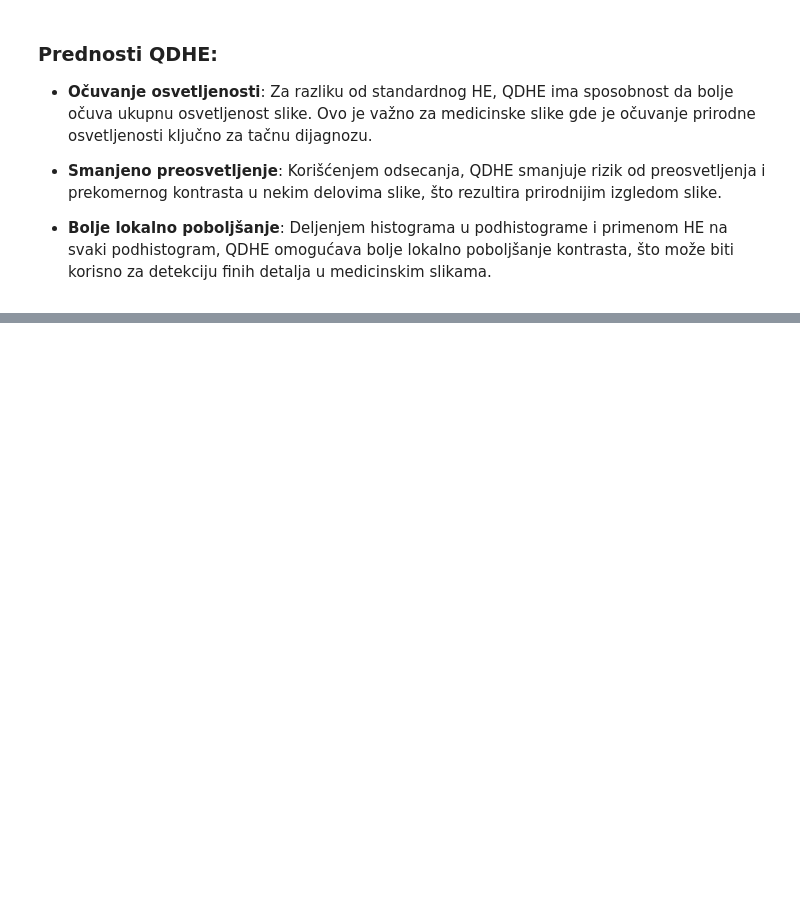
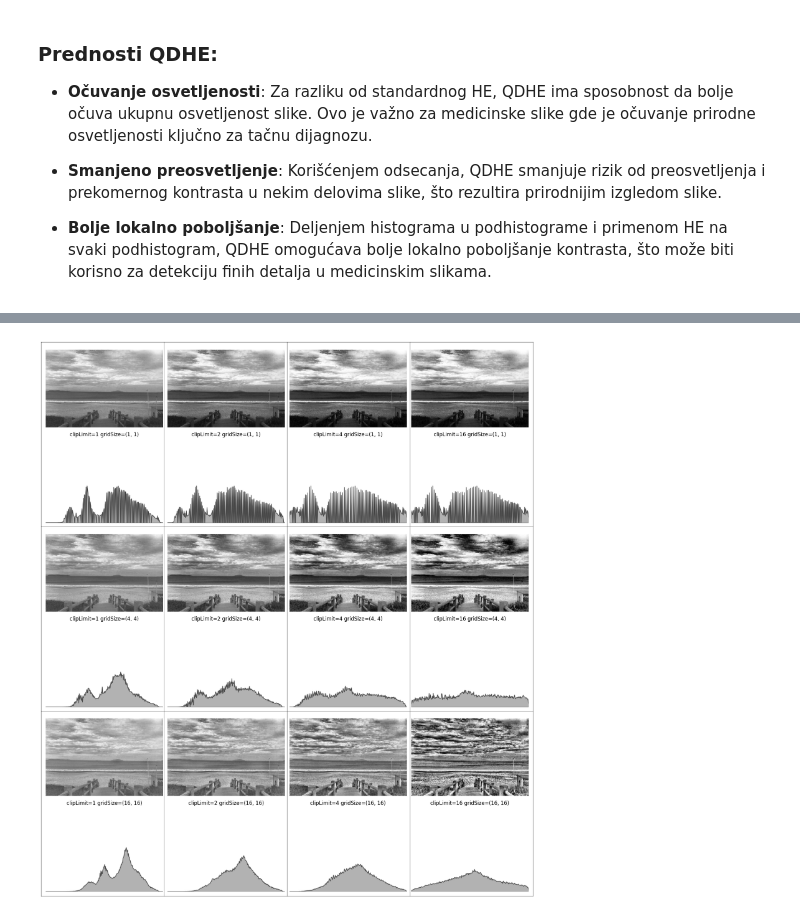
Before and after one commit to isidora00/HistogramAlgorithms, a Jupyter notebook: histogram_algorithms.ipynb, the cells around one changed output, grey strips where cells are left out. Saved outputs shown, nothing was run; the diff lists cells and outputs as text; code cells hidden in the pictures; blank space fills up the shorter version.

Commit message:
add clahe

```diff
--- a/histogram_algorithms.ipynb
+++ b/histogram_algorithms.ipynb
@@ -196,0 +242,16 @@ hp.show_images_and_histograms([image,equalized_image], titles=['original', 'QDHE
+# %%
+clipLimits = [1, 2, 4, 16]
+gridSizes = [(1,1), (4,4), (16,16)]
+
+images = np.empty((len(clipLimits), len(gridSizes)), dtype=object)
+titles = np.empty((len(clipLimits), len(gridSizes)), dtype=object)
+for i,cl in enumerate(clipLimits):
+    for j,gs in enumerate(gridSizes):
+        clahe = cv2.createCLAHE(clipLimit=cl, tileGridSize=gs)
+        clahe_image = clahe.apply(image)
+        images[i][j] = clahe_image
+        titles[i][j] = f'clipLimit={cl} gridSize={gs}'
+
+hp.show_images_and_histograms_grid(images, titles)
+# %% [output]
+[figure, added]
```
Also changed, not shown: parts of 9 cells of this notebook.
